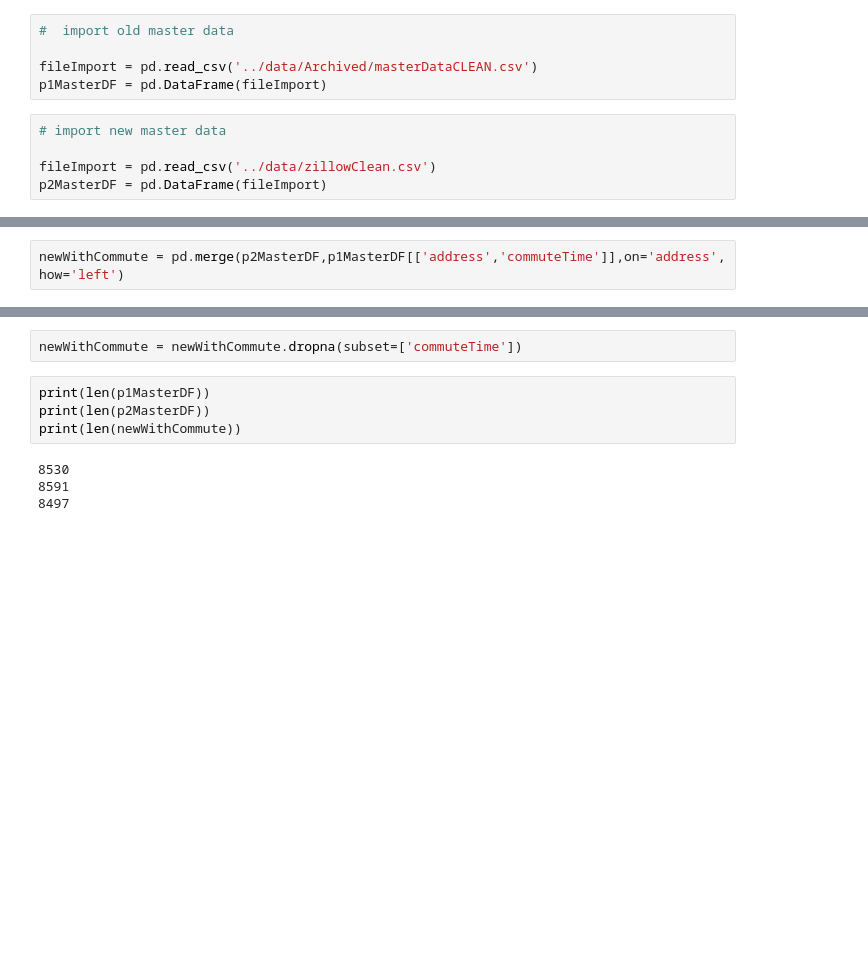
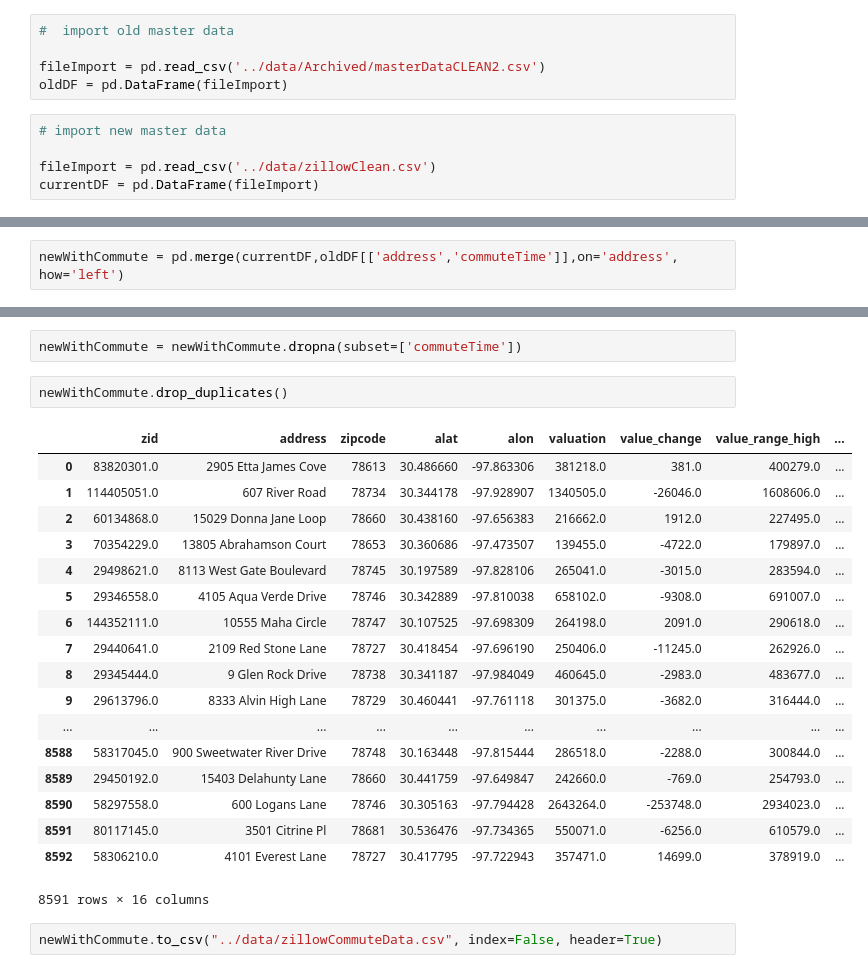
Before and after one commit to vlarie/EPIC_team5_Project2, a Jupyter notebook: jupyter notebooks/Troy's Data Merge Notebook.ipynb, the cells around one changed output, grey strips where cells are left out. Saved outputs shown, nothing was run; the diff lists cells and outputs as text; blank space fills up the shorter version.

Commit message:
Merged previous project's commute time data with current project to bypass API pull

```diff
--- a/jupyter notebooks/Troy's Data Merge Notebook.ipynb
+++ b/jupyter notebooks/Troy's Data Merge Notebook.ipynb
@@ -5,10 +5,10 @@ import pandas as pd
 # %%
 #  import old master data
 
-fileImport = pd.read_csv('../data/Archived/masterDataCLEAN.csv')
-p1MasterDF = pd.DataFrame(fileImport)
+fileImport = pd.read_csv('../data/Archived/masterDataCLEAN2.csv')
+oldDF = pd.DataFrame(fileImport)
 # %%
 # import new master data
 
 fileImport = pd.read_csv('../data/zillowClean.csv')
-p2MasterDF = pd.DataFrame(fileImport)
+currentDF = pd.DataFrame(fileImport)
@@ -15,2 +33,2 @@ p2MasterDF = pd.DataFrame(fileImport)
 # %%
-newWithCommute = pd.merge(p2MasterDF,p1MasterDF[['address','commuteTime']],on='address', how='left')
+newWithCommute = pd.merge(currentDF,oldDF[['address','commuteTime']],on='address', how='left')
@@ -17,10 +52,25 @@ newWithCommute = pd.merge(p2MasterDF,p1MasterDF[['address','commuteTime']],on='a
 # %%
 newWithCommute = newWithCommute.dropna(subset=['commuteTime'])
-# %%
-print(len(p1MasterDF))
-print(len(p2MasterDF))
-print(len(newWithCommute))
-# %% [output]
-8530
-8591
-8497
+# %%
+newWithCommute.drop_duplicates()
+# %% [output]
+|  | zid | address | zipcode | alat | alon | valuation | value_change | value_range_high | ... |
+| 0 | 83820301.0 | 2905 Etta James Cove | 78613 | 30.486660 | -97.863306 | 381218.0 | 381.0 | 400279.0 | ... |
+| 1 | 114405051.0 | 607 River Road | 78734 | 30.344178 | -97.928907 | 1340505.0 | -26046.0 | 1608606.0 | ... |
+| 2 | 60134868.0 | 15029 Donna Jane Loop | 78660 | 30.438160 | -97.656383 | 216662.0 | 1912.0 | 227495.0 | ... |
+| 3 | 70354229.0 | 13805 Abrahamson Court | 78653 | 30.360686 | -97.473507 | 139455.0 | -4722.0 | 179897.0 | ... |
+| 4 | 29498621.0 | 8113 West Gate Boulevard | 78745 | 30.197589 | -97.828106 | 265041.0 | -3015.0 | 283594.0 | ... |
+| 5 | 29346558.0 | 4105 Aqua Verde Drive | 78746 | 30.342889 | -97.810038 | 658102.0 | -9308.0 | 691007.0 | ... |
+| 6 | 144352111.0 | 10555 Maha Circle | 78747 | 30.107525 | -97.698309 | 264198.0 | 2091.0 | 290618.0 | ... |
+| 7 | 29440641.0 | 2109 Red Stone Lane | 78727 | 30.418454 | -97.696190 | 250406.0 | -11245.0 | 262926.0 | ... |
+| 8 | 29345444.0 | 9 Glen Rock Drive | 78738 | 30.341187 | -97.984049 | 460645.0 | -2983.0 | 483677.0 | ... |
+| 9 | 29613796.0 | 8333 Alvin High Lane | 78729 | 30.460441 | -97.761118 | 301375.0 | -3682.0 | 316444.0 | ... |
+| ... | ... | ... | ... | ... | ... | ... | ... | ... | ... |
+| 8588 | 58317045.0 | 900 Sweetwater River Drive | 78748 | 30.163448 | -97.815444 | 286518.0 | -2288.0 | 300844.0 | ... |
+| 8589 | 29450192.0 | 15403 Delahunty Lane | 78660 | 30.441759 | -97.649847 | 242660.0 | -769.0 | 254793.0 | ... |
+| 8590 | 58297558.0 | 600 Logans Lane | 78746 | 30.305163 | -97.794428 | 2643264.0 | -253748.0 | 2934023.0 | ... |
+| 8591 | 80117145.0 | 3501 Citrine Pl | 78681 | 30.536476 | -97.734365 | 550071.0 | -6256.0 | 610579.0 | ... |
+| 8592 | 58306210.0 | 4101 Everest Lane | 78727 | 30.417795 | -97.722943 | 357471.0 | 14699.0 | 378919.0 | ... |
+8591 rows × 16 columns
+# %%
+newWithCommute.to_csv("../data/zillowCommuteData.csv", index=False, header=True)
```
Also changed, not shown: parts of 4 cells of this notebook, 2 other files.
